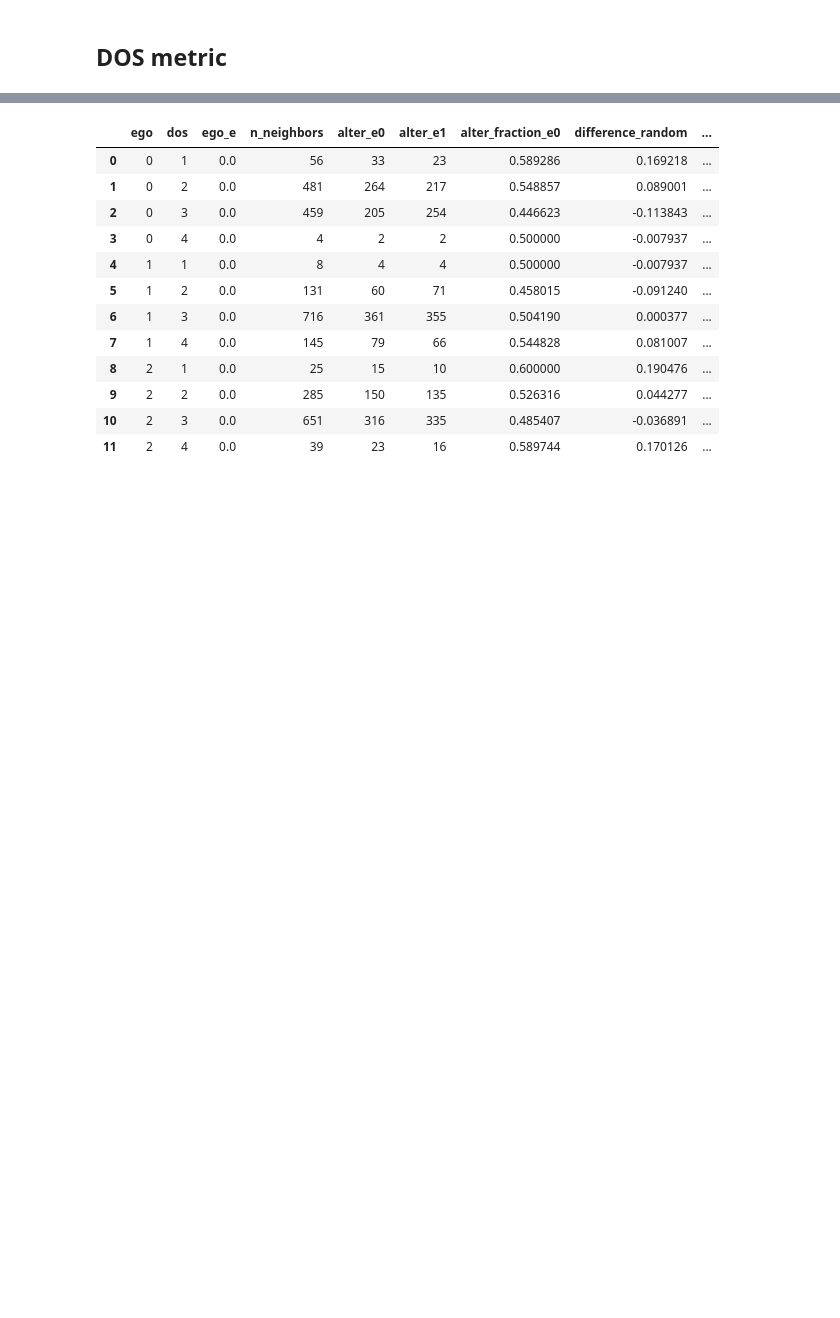
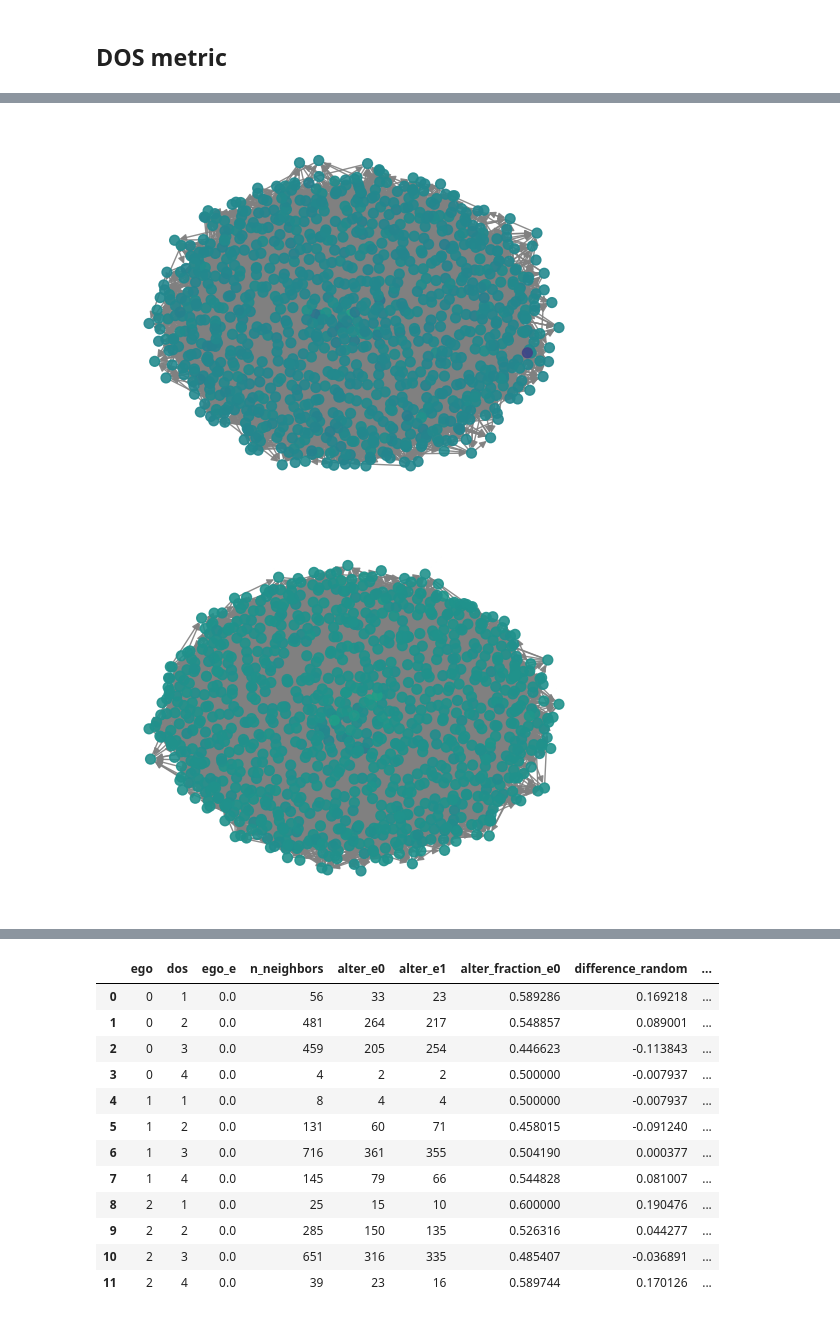
Before and after one commit to popoiopo/Loneliness_Clustering, a Jupyter notebook: test.ipynb, the cells around one changed output, grey strips where cells are left out. Drawn from its saved outputs; the diff is of its cells as text; code cells hidden in the pictures; blank space fills up the shorter version.

```diff
--- a/test.ipynb
+++ b/test.ipynb
@@ -202,0 +340,11 @@ df
+# %%
+fig, ax = plt.subplots(1,1)
+plot_grid(ax, G0)
+plt.show()
+
+fig, ax = plt.subplots(1,1)
+plot_grid(ax, G02)
+plt.show()
+# %% [output]
+[figure, added]
+[figure, added]
```
Also changed, not shown: parts of 24 cells of this notebook, 26 other files.
